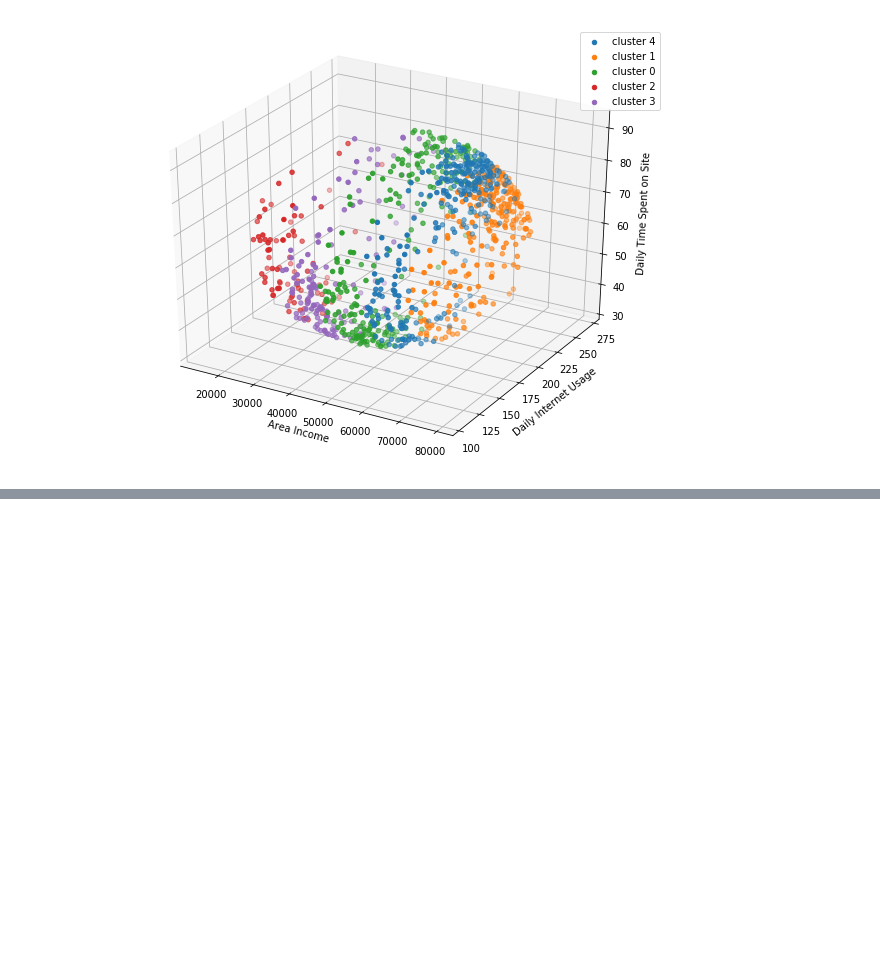
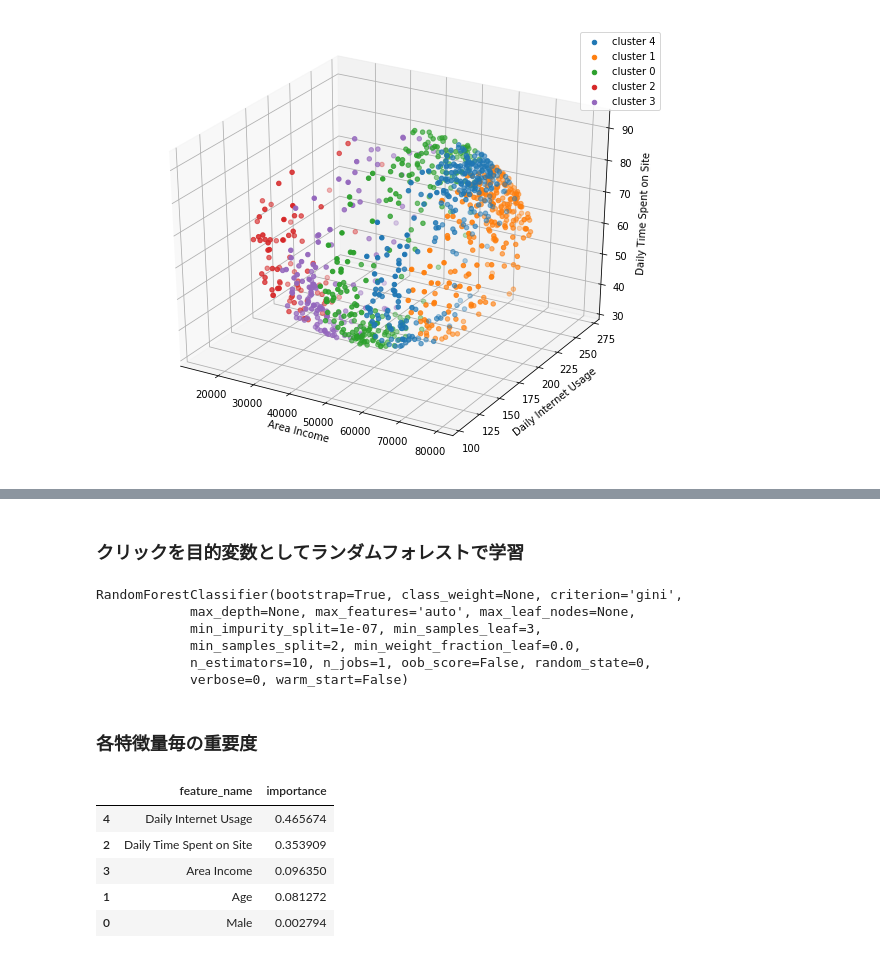
Before and after one commit to pondelion/DataAnalysis, a Jupyter notebook: Advertising/analysis.ipynb, the cells around one changed output, grey strips where cells are left out. Saved outputs shown, nothing was run; the diff lists cells and outputs as text; code cells hidden in the pictures; blank space fills up the shorter version.

```diff
--- a/Advertising/analysis.ipynb
+++ b/Advertising/analysis.ipynb
@@ -168,0 +181,29 @@ plt.show()
+# %% [markdown]
+### クリックを目的変数としてランダムフォレストで学習
+# %%
+clf = RandomForestClassifier(min_samples_leaf=3, random_state=0)
+# %%
+clf.fit(pdf_cluster1, pdf[TARGET_COL])
+# %% [output]
+RandomForestClassifier(bootstrap=True, class_weight=None, criterion='gini',
+            max_depth=None, max_features='auto', max_leaf_nodes=None,
+            min_impurity_split=1e-07, min_samples_leaf=3,
+            min_samples_split=2, min_weight_fraction_leaf=0.0,
+            n_estimators=10, n_jobs=1, oob_score=False, random_state=0,
+            verbose=0, warm_start=False)
+# %% [markdown]
+### 各特徴量毎の重要度
+# %%
+df_importance = pd.DataFrame({
+    'feature_name': pdf_cluster1.columns,
+    'importance': clf.feature_importances_
+})
+# %%
+df_importance.sort_values('importance', ascending=False)
+# %% [output]
+|  | feature_name | importance |
+| 4 | Daily Internet Usage | 0.465674 |
+| 2 | Daily Time Spent on Site | 0.353909 |
+| 3 | Area Income | 0.096350 |
+| 1 | Age | 0.081272 |
+| 0 | Male | 0.002794 |
```
Also changed, not shown: parts of 3 cells of this notebook.
